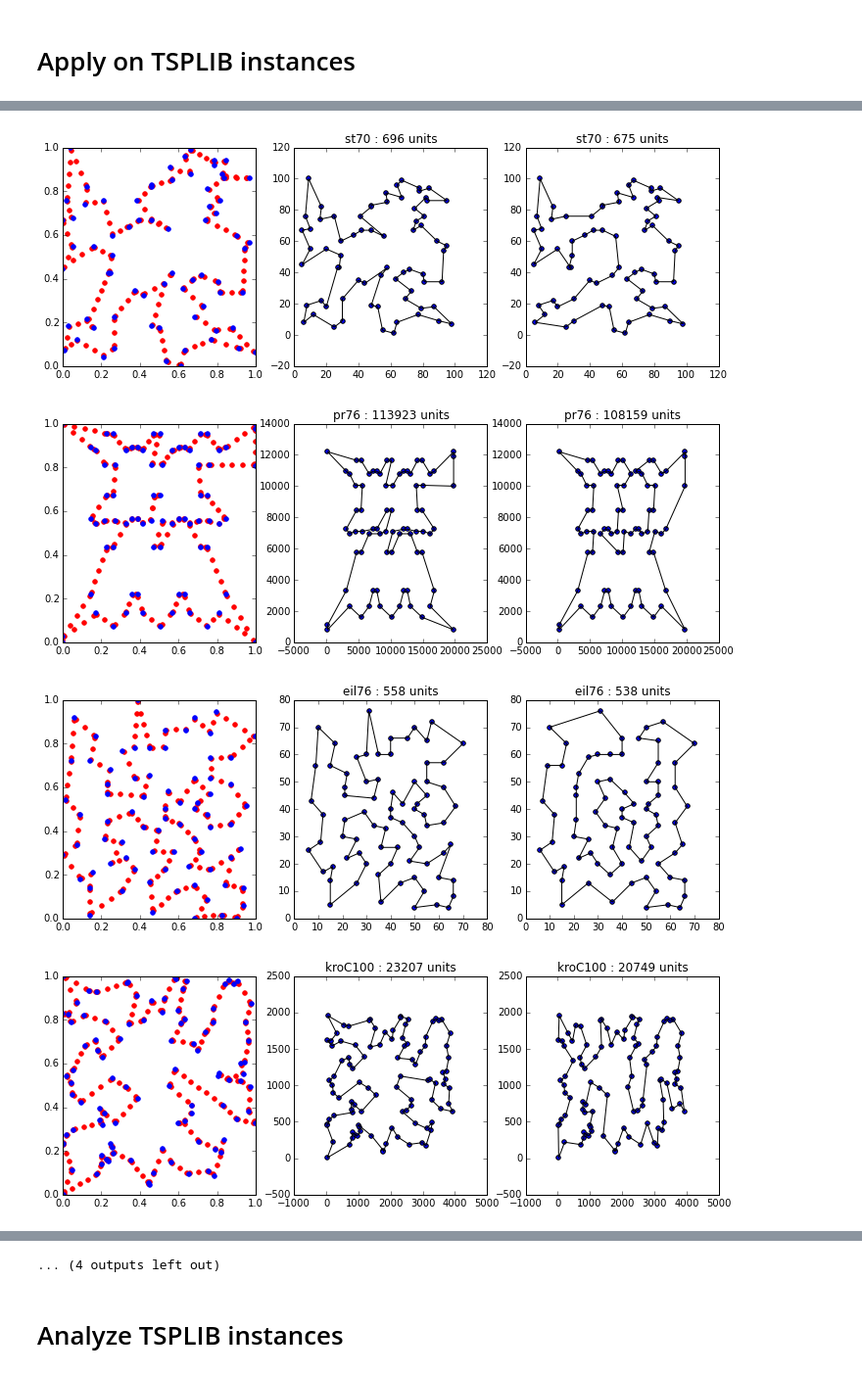
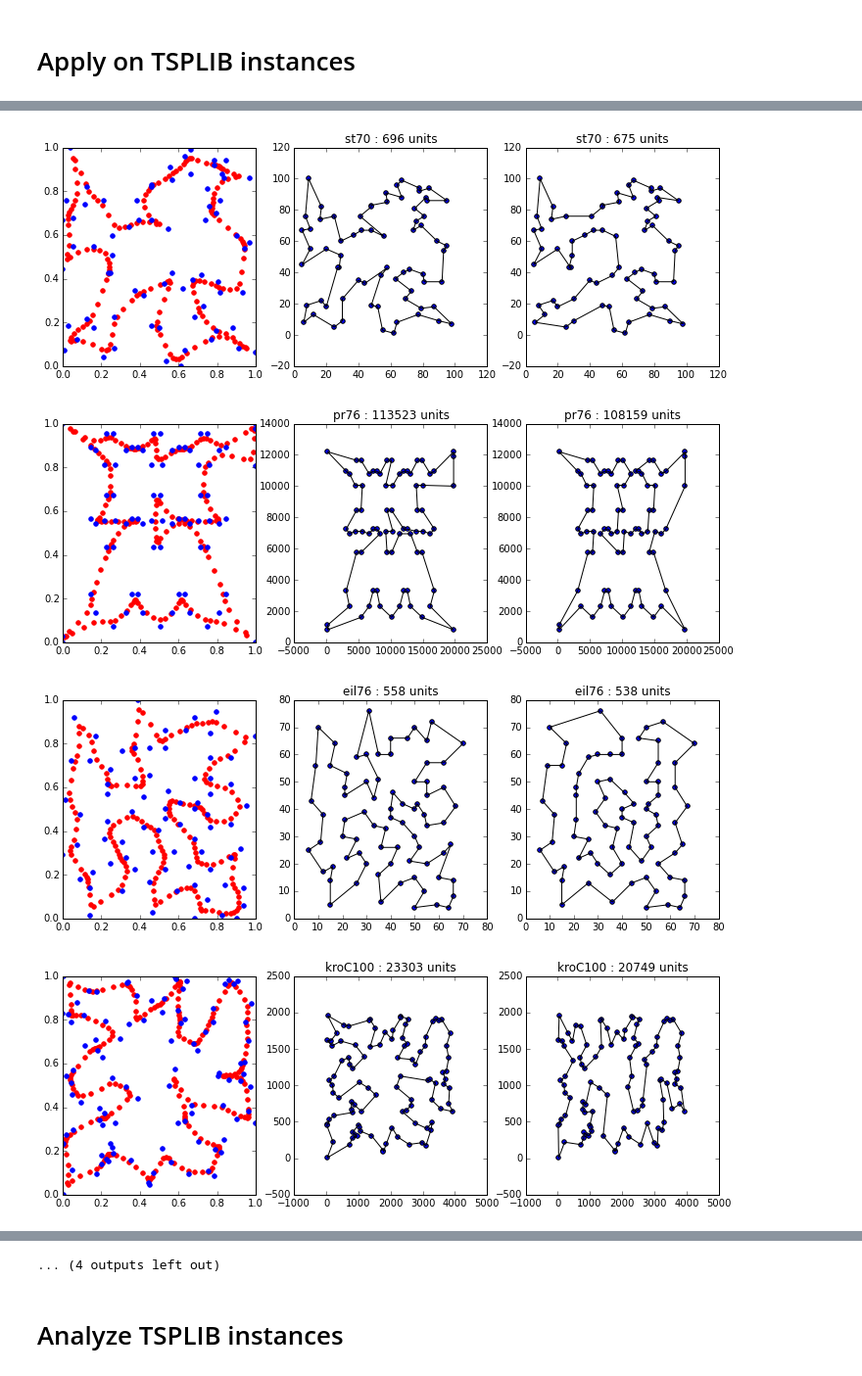
Before and after one commit to fracta/ift6751_metaheuristiques_optimisation-, a Jupyter notebook: devoir3/src/Homework3.ipynb, the cells around one changed output, grey strips where cells are left out. Shown at 98% size. Cells and saved outputs as stored; diff of their text form; code cells hidden in the pictures.

```diff
--- a/devoir3/src/Homework3.ipynb
+++ b/devoir3/src/Homework3.ipynb
@@ -348,16 +422,5 @@ names = map(lambda x:x[0], sorted(map(lambda name: (name, problems[name].num_cit
 # %%
-# some utility to perform the iterations
-def iterate(prob, num_iters, iteration_size, coef, low=0.01):
-    """perform the optimization"""
-    EN = ElasticNet(prob)
-    for _ in range(num_iters):
-        EN.K = max(low, coef*EN.K)
-        for _ in range(iteration_size):
-            EN.iterate()
-
-    return EN
-
-
+# let's compute the Elastic Net results
 
 opt_routes = dict()
 opt_dist = dict()
@@ -370,7 +433,7 @@ for name in names:
 
     # create the Elastic Net solution
     s = timeit.default_timer()
-    net = iterate(prob, 280, 25, 0.99, 0.01)
+    net = iterate(prob, 150, 25, 0.99, 0.01)
     e = timeit.default_timer()
     net.show_state(axes[0])
     route = net.decode_solution(prob.distance_matrix)
@@ -395,4 +458,4 @@ for name in names:
-[figure, old version]
+[figure, new version]
-[figure, old version]
+[figure, new version]
-[figure, old version]
+[figure, new version]
-[figure, old version]
+[figure, new version]
```
Also changed, not shown: parts of 11 cells of this notebook, 41 other files.
